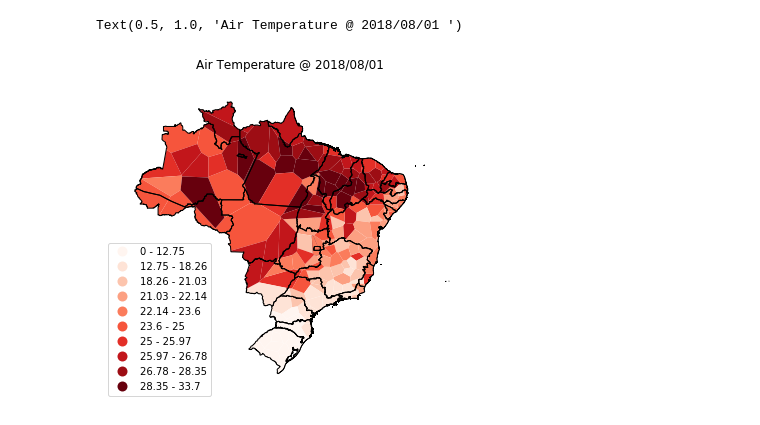
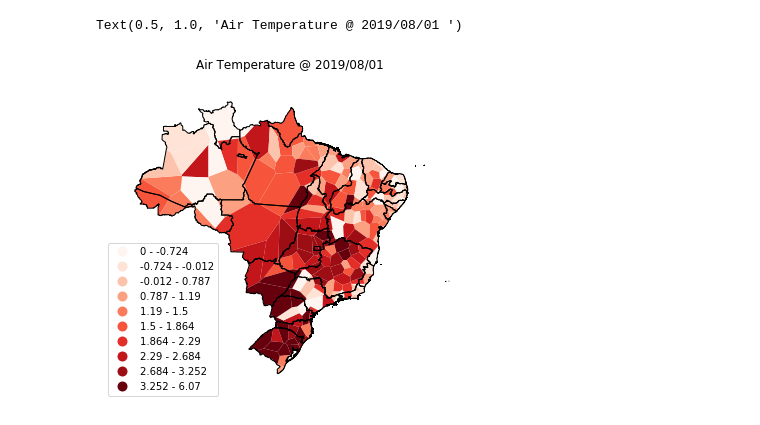
Before and after one commit to andrefellipe/ccd, a Jupyter notebook: maps.ipynb, the cells around one changed output. Saved outputs shown, nothing was run; the diff lists cells and outputs as text; code cells hidden in the pictures.

```diff
--- a/maps.ipynb
+++ b/maps.ipynb
@@ -30,11 +64,6 @@ br = gpd.read_file('gadm36_BRA_1.shp') # 0=país, 1=estado, 2=cidade
 # %%
 # Preparando os dados para geração dos mapas enquanto a análise numérica não é finalizada.
 df_sorted = df.sort_values(by=['date'])
-tair_df_2018_08 = df_sorted[(df_sorted['date'] >= '2018-08-01') & (df_sorted['date'] <= '2018-08-31')]
+tair_df_2019_08 = df_sorted[(df_sorted['date'] >= '08-01') & (df_sorted['date'] <= '08-31')]
 
-tair_lst_2018_08 = [v for k, v in tair_df_2018_08.groupby('date')]
-
-tair_df_2018_08_01_00 = tair_lst_2018_08[0]
-gdf_2018_08_01_00 = gpd.GeoDataFrame(
-    tair_df_2018_08_01_00,
-    geometry=gpd.points_from_xy(tair_df_2018_08_01_00.lon, tair_df_2018_08_01_00.lat))
+tair_lst_2019_08 = [v for k, v in tair_df_2018_08.groupby('date')]
@@ -40,0 +74,5 @@ gdf_2018_08_01_00 = gpd.GeoDataFrame(
+# %%
+tair_df_2019_08_01_00 = tair_lst_2018_08[0]
+gdf_2019_08_01_00 = gpd.GeoDataFrame(
+    tair_df_2019_08_01_00,
+    geometry=gpd.points_from_xy(tair_df_2019_08_01_00.lon, tair_df_2019_08_01_00.lat))
@@ -48,3 +102,6 @@ gdf_2018_08_01_00 = gpd.GeoDataFrame(
 # ax = gplt.kdeplot(gdf_2018_08_01_00[gdf_2018_08_01_00['tair'] > 0], shade=True, cmap='Reds', n_levels=20, )
 # gplt.polyplot(br, zorder=1, ax=ax)
 # plt.title("Mapa de ???, 08/01/2018 00:00")
+# %%
+# gdf['tair'] = gdf['tair'].round(2)
+gdf_2019_08_01_00['tair'] = gdf_2019_08_01_00['tair'].round(2)
@@ -51,13 +124,13 @@ gdf_2018_08_01_00 = gpd.GeoDataFrame(
 # %%
 var = 'tair'
 ax = gplt.voronoi(
-    gdf_2018_08_01_00[gdf_2018_08_01_00[var] == gdf_2018_08_01_00[var]], # Nota: NaN == NaN sempre retorna False!
+    gdf_2019_08_01_00[gdf_2019_08_01_00[var] == gdf_2019_08_01_00[var]], # Nota: NaN == NaN sempre retorna False!
     clip=br.simplify(0.1),
     hue=var, k=10, cmap='Reds', edgecolor='None',
     legend=True
 )
 gplt.polyplot(br, edgecolor='black', zorder=1, ax=ax)
-ax.set_title("Air Temperature @ 2018/08/01 ")
+ax.set_title("Air Temperature @ 2019/08/01 ")
 # %% [output]
-Text(0.5, 1.0, 'Air Temperature @ 2018/08/01 ')
+Text(0.5, 1.0, 'Air Temperature @ 2019/08/01 ')
-[figure, old version]
+[figure, new version]
```
Also changed, not shown: parts of 6 cells of this notebook.
